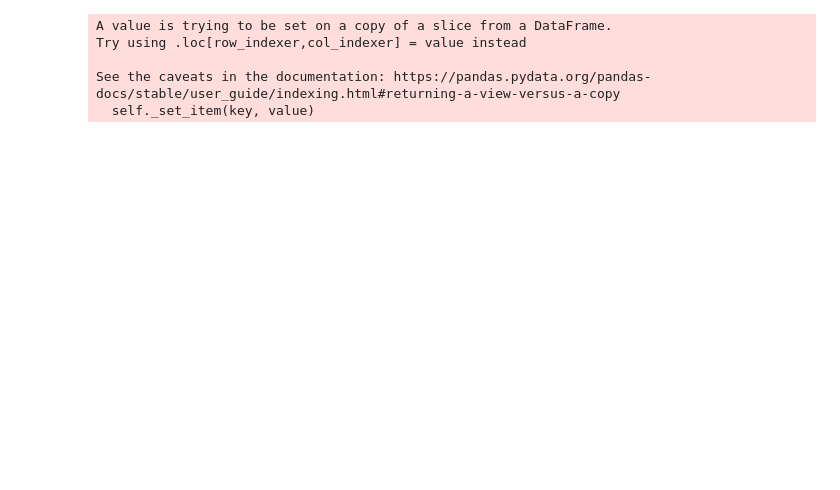
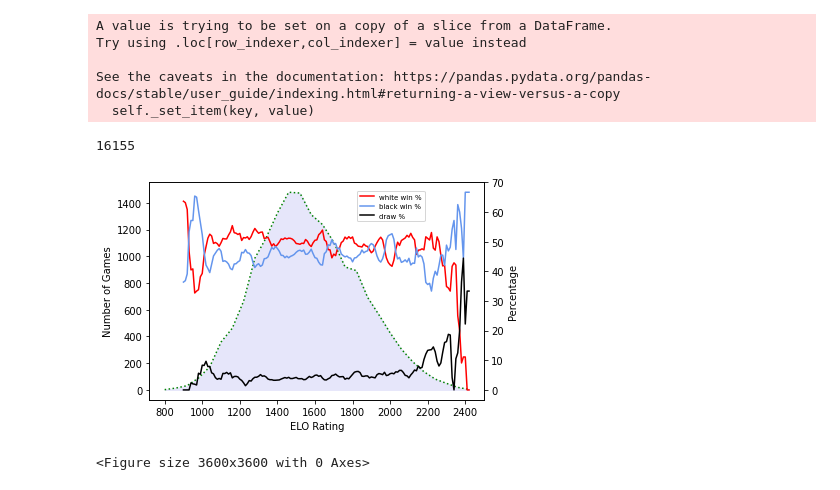
Before and after one commit to djlisbonne/ChessAnalysis, a Jupyter notebook: color_advantage_analysis.ipynb, the cells around one changed output. Saved outputs shown, nothing was run; the diff lists cells and outputs as text; code cells hidden in the pictures; blank space fills up the shorter version.

Commit message:
Finished the color_advantage_analysis notebook, graphing white winrate, black winrate and draw rates as a function of average ELO rating, overlayed on top of the rating distribution of games.

```diff
--- a/color_advantage_analysis.ipynb
+++ b/color_advantage_analysis.ipynb
@@ -6,7 +6,7 @@ import seaborn as sns
 import numpy as np
 import scipy
 # %%
-complete_data = pd.read_csv("games.csv")
+complete_data = pd.read_csv("../ChessAnalysis/games.csv")
 complete_data.head(3);
 # %%
 # in this notebook, I want to visualize the advantage of playing as white over ELO rating
@@ -28,4 +28,6 @@ unrated_games = pertinent[pertinent["rated"] == False].sort_values(by="rating_av
 # %%
 # now, need to find the winrate of white as a function of the ELO rating for both sets
 # %%
-rated_games;
+rated_games.shape[0]
+# %% [output]
+16155
@@ -31,0 +70,23 @@ rated_games;
+# %%
+# going to plot all three lines on the same plot to give a better visual understanding of the color advantage
+
+fig, ax1 = plt.subplots()
+plt.figure(figsize=(50,50))
+
+ax1.set_xlabel("ELO Rating")
+
+ax1.plot(rated_dist["rating_chunk"], rated_dist["num_games"], color="green", linestyle=":")
+ax1.fill_between(rated_dist["rating_chunk"], rated_dist["num_games"], color="lavender")
+ax1.set_ylabel("Number of Games")
+
+ax2 = ax1.twinx()
+ax2.set_ylabel("Percentage")
+ax2.plot(results["rating_chunk"], results["white_winrate"], color="red", label="white win %")
+ax2.plot(results["rating_chunk"], results["black_winrate"], color="cornflowerblue", label="black win %")
+ax2.plot(results["rating_chunk"], results["draw_rate"], color="black", label="draw %")
+ax2.legend(loc=(0.62,0.82), fontsize="x-small")
+
+plt.show()
+# %% [output]
+[figure, added]
+<Figure size 3600x3600 with 0 Axes>
```
Also changed, not shown: parts of 3 cells of this notebook, 4 other files.
